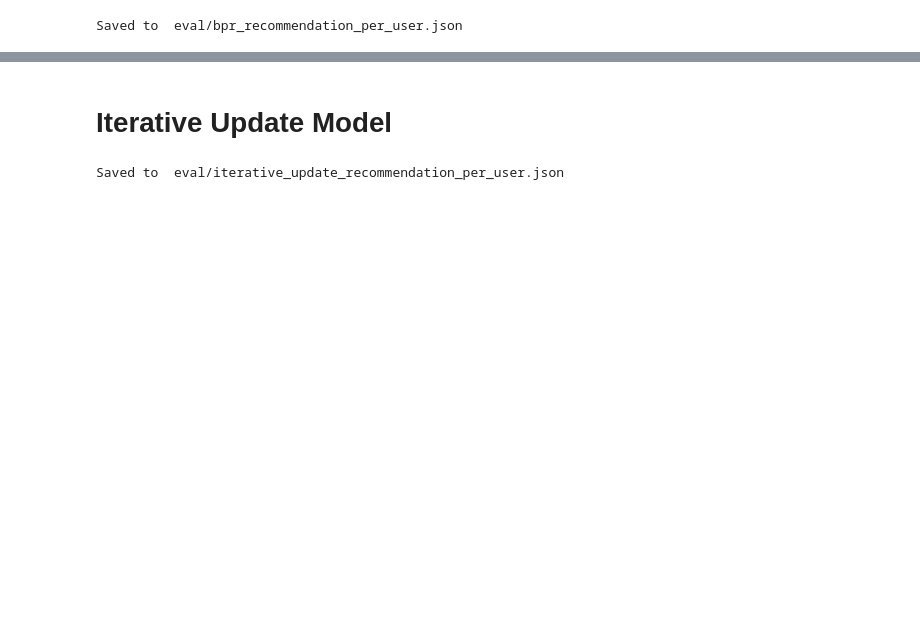
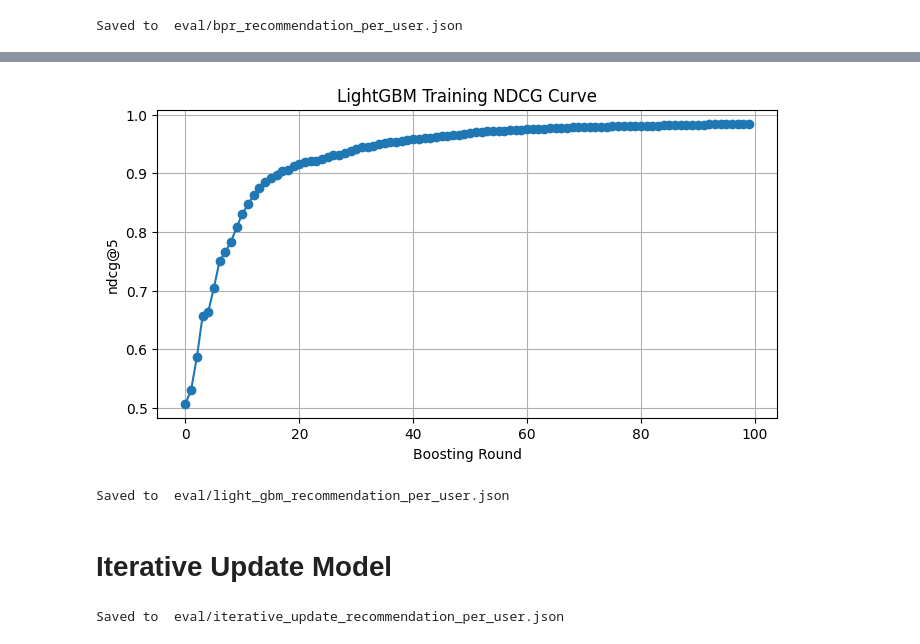
Before and after one commit to asaladi/CSE158_Assignment2, a Jupyter notebook: workbook2.ipynb, the cells around one changed output, grey strips where cells are left out. Drawn from its saved outputs; the diff is of its cells as text; code cells hidden in the pictures; blank space fills up the shorter version.

```diff
--- a/workbook2.ipynb
+++ b/workbook2.ipynb
@@ -661,3 +1029,75 @@ Saved to  eval/bpr_recommendation_per_user.json
+# %%
+# evals_result now contains the metric at each iteration
+# For example: NDCG at first group (dataset index 0)
+ndcg_values = evals_result['training']['ndcg@5']  # or 'ndcg@3' etc.
+
+# Plot the curve
+plt.figure(figsize=(8,4))
+plt.plot(ndcg_values, marker='o')
+plt.title("LightGBM Training NDCG Curve")
+plt.xlabel("Boosting Round")
+plt.ylabel("ndcg@5")
+plt.grid(True)
+plt.savefig("lgbm_ndcg.png")
+plt.show()
+# %% [output]
+[figure, added]
+# %%
+def get_top_k_recommendations_lgb_fast(
+    model, U, I,
+    train_items_per_user, test_items_per_user,
+    k, idx_to_user_id, idx_to_item_id
+):
+    recs = {}
+    all_items_array = numpy.arange(len(I))  # all item indices
+    users = list(test_items_per_user.keys())
+
+    for u in tqdm(users, desc="LightGBM recommendations"):
+        user_id = idx_to_user_id[u]
+        train_items = set(train_items_per_user[u])
+
+        # Candidate items (all items except training items)
+        candidate_mask = ~numpy.isin(all_items_array, list(train_items))
+        candidate_items = all_items_array[candidate_mask]
+
+        if len(candidate_items) == 0:
+            recs[user_id] = []
+            continue
+
+        # Vectorized feature creation
+        # Repeat user features len(candidate_items) times
+        user_feats = numpy.repeat(U[u:u+1], len(candidate_items), axis=0)
+        item_feats = I[candidate_items]
+        feats = numpy.hstack([user_feats, item_feats])
+
+        # Predict scores for all candidate items at once
+        scores = model.predict(feats)
+
+        # Get top-k indices
+        top_idx = numpy.argsort(-scores)[:k]
+        top_items = candidate_items[top_idx]
+        recs[user_id] = [idx_to_item_id[i] for i in top_items]
+
+    return recs
+
+start_time = time.time()
+
+# Run the recommendation function
+recs_lgb = get_top_k_recommendations_lgb_fast(
+    model_lgb, U_bpr, I_bpr,
+    items_per_user_train,
+    test_items_per_user,
+    TOP_K,
+    idx_to_user_id,
+    idx_to_item_id
+)
+
+save_likes(LIGHT_GBM_REC_FNAME, recs_lgb)
+
+end_time = time.time()
+rec_time["LIGHT_GBM"] = end_time - start_time
+# %% [output]
+Saved to  eval/light_gbm_recommendation_per_user.json
 # %% [markdown]
 # Iterative Update Model
 # %%
```
Also changed, not shown: parts of 32 cells of this notebook, 6 other files.
